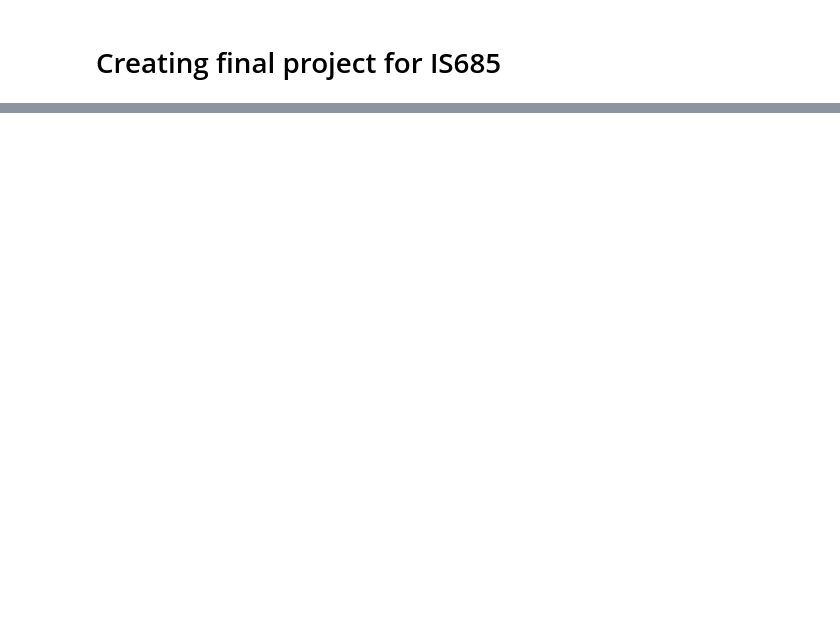
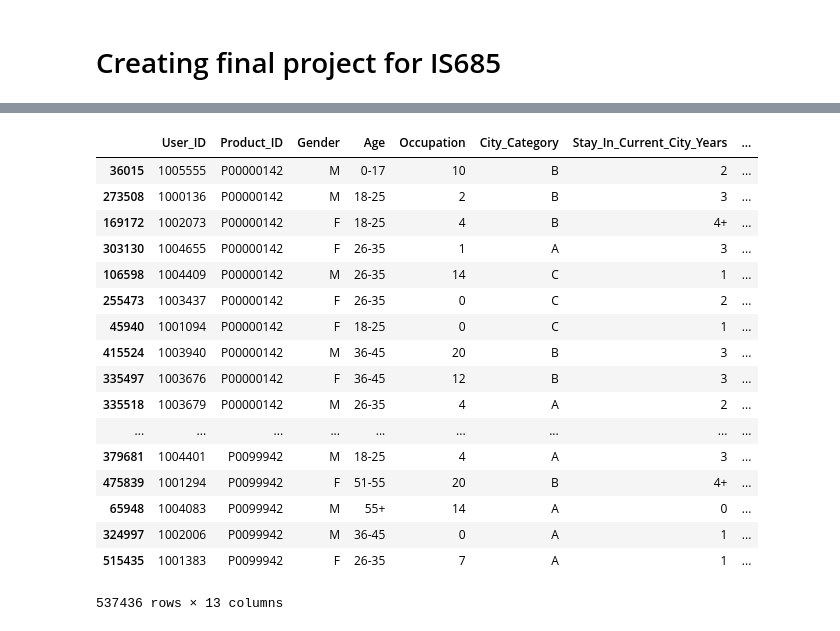
Before and after one commit to mjmajadly/FinalProject, a Jupyter notebook: FinalProject.ipynb, the cells around one changed output, grey strips where cells are left out. Cells and saved outputs as stored; diff of their text form; code cells hidden in the pictures; blank space fills up the shorter version.

```diff
--- a/FinalProject.ipynb
+++ b/FinalProject.ipynb
@@ -35,0 +74,21 @@ df.head()
+# %%
+df[df.duplicated('Product_ID', keep = False)].sort_values('Product_ID')
+# %% [output]
+|  | User_ID | Product_ID | Gender | Age | Occupation | City_Category | Stay_In_Current_City_Years | ... |
+| 36015 | 1005555 | P00000142 | M | 0-17 | 10 | B | 2 | ... |
+| 273508 | 1000136 | P00000142 | M | 18-25 | 2 | B | 3 | ... |
+| 169172 | 1002073 | P00000142 | F | 18-25 | 4 | B | 4+ | ... |
+| 303130 | 1004655 | P00000142 | F | 26-35 | 1 | A | 3 | ... |
+| 106598 | 1004409 | P00000142 | M | 26-35 | 14 | C | 1 | ... |
+| 255473 | 1003437 | P00000142 | F | 26-35 | 0 | C | 2 | ... |
+| 45940 | 1001094 | P00000142 | F | 18-25 | 0 | C | 1 | ... |
+| 415524 | 1003940 | P00000142 | M | 36-45 | 20 | B | 3 | ... |
+| 335497 | 1003676 | P00000142 | F | 36-45 | 12 | B | 3 | ... |
+| 335518 | 1003679 | P00000142 | M | 26-35 | 4 | A | 2 | ... |
+| ... | ... | ... | ... | ... | ... | ... | ... | ... |
+| 379681 | 1004401 | P0099942 | M | 18-25 | 4 | A | 3 | ... |
+| 475839 | 1001294 | P0099942 | F | 51-55 | 20 | B | 4+ | ... |
+| 65948 | 1004083 | P0099942 | M | 55+ | 14 | A | 0 | ... |
+| 324997 | 1002006 | P0099942 | M | 36-45 | 0 | A | 1 | ... |
+| 515435 | 1001383 | P0099942 | F | 26-35 | 7 | A | 1 | ... |
+537436 rows × 13 columns
```
Also changed, not shown: parts of 15 cells of this notebook, 9 other files.
